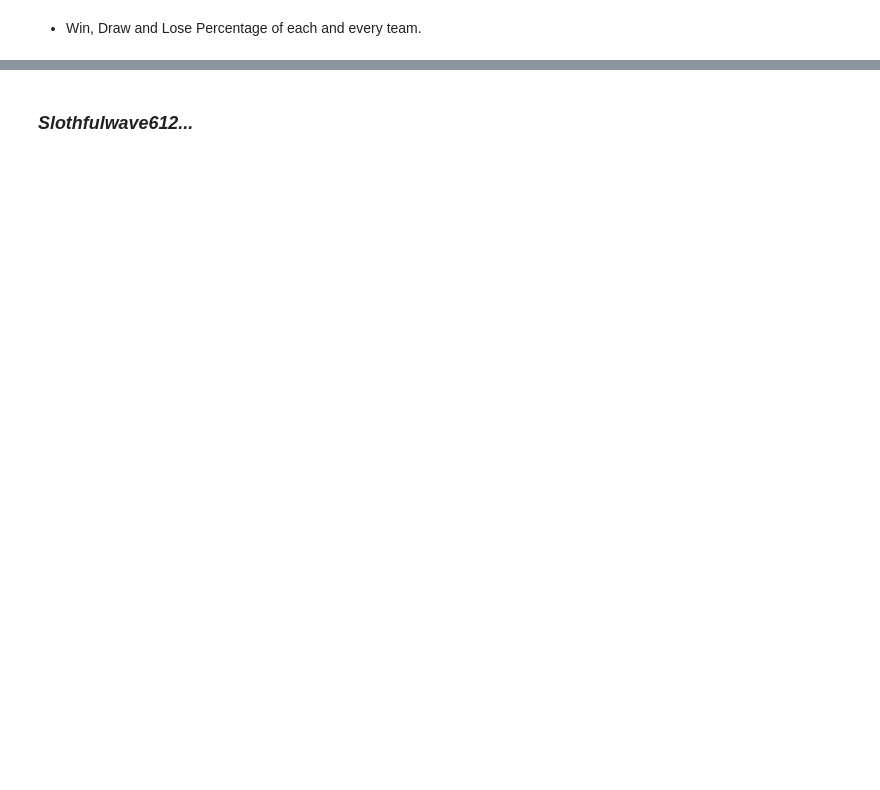
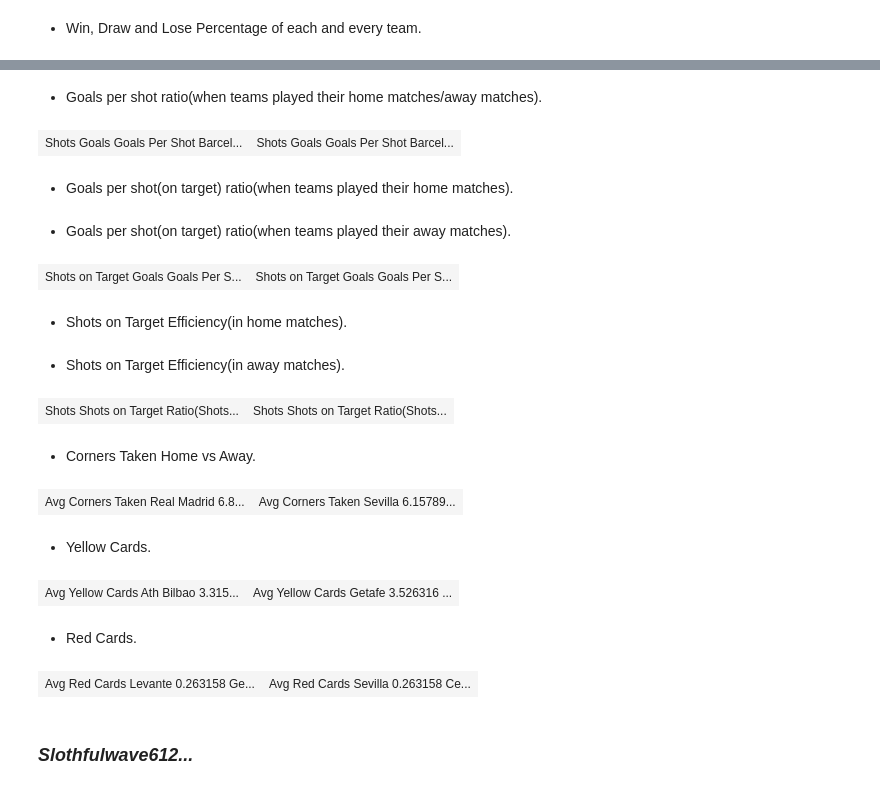
Before and after one commit to Slothfulwave612/La_Liga_2018_19, a Jupyter notebook: La_Liga_2018_19.ipynb, the cells around one changed output, grey strips where cells are left out. Saved outputs shown, nothing was run; the diff lists cells and outputs as text; code cells hidden in the pictures; blank space fills up the shorter version.

```diff
--- a/La_Liga_2018_19.ipynb
+++ b/La_Liga_2018_19.ipynb
@@ -64,10 +67,0 @@ style.use('ggplot')
-# %%
-## function to display multiple tables side by side
-def multi_table(table_list):
-    ''' Acceps a list of IpyTable objects and returns a table which contains each IpyTable in a cell
-    '''
-    return HTML(
-        '<table><tr style="background-color:white;">' +
-        ''.join(['<td>' + table._repr_html_() + '</td>' for table in table_list]) +
-        '</tr></table>'
-    )
@@ -829,0 +753,38 @@ dtype: int64
+# %% [markdown]
+* Goals per shot ratio(when teams played their home matches/away matches).
+# %%
+## calculating goals per shot ratio when teams played their home matches.
+
+## calling goals_per_shot function
+goals_shot_dict = goals_per_shot(df=laliga, team='HomeTeam', shot='HS', goal='FTHG',
+                                 stitle = 'Shots', title='Goals Per Shot')
+## making goals_shot_dict a dataframe
+final_tally_gps = pd.DataFrame(goals_shot_dict).transpose()
+
+## reorganising the numbering of the columns
+final_tally_gps = final_tally_gps[['Shots', 'Goals', 'Goals Per Shot']]
+
+## sorting the values on the basis of Goals Per Shot
+final_tally_gps.sort_values(by='Goals Per Shot', ascending=False, inplace=True)
+# %%
+## calculating goals per shot ratio when teams played their away matches.
+
+## calling goals_per_shot function
+goals_shot_away_dict = goals_per_shot(df=laliga, team='AwayTeam', shot='AS', goal='FTAG',
+                                      stitle = 'Shots', title='Goals Per Shot')
+
+## making goals_shot_away_dict a dataframe
+final_tally_away_gps = pd.DataFrame(goals_shot_away_dict).transpose()
+
+## reorganising the numbering of the columns
+final_tally_away_gps = final_tally_away_gps[['Shots', 'Goals', 'Goals Per Shot']]
+
+## sorting the values on the basis of Goals Per Shot
+final_tally_away_gps.sort_values(by='Goals Per Shot', ascending=False, inplace=True)
+# %%
+## displaying the resulting dataframes
+multi_table([final_tally_gps, final_tally_away_gps])
+# %% [output]
+| Shots Goals Goals Per Shot Barcel... | Shots Goals Goals Per Shot Barcel... |
+# %% [markdown]
+* Goals per shot(on target) ratio(when teams played their home matches).
@@ -829,0 +797,2 @@ dtype: int64
+# %% [markdown]
+* Goals per shot(on target) ratio(when teams played their away matches).
@@ -829,0 +805,6 @@ dtype: int64
+# %%
+multi_table([final_tally_gpst, final_away_tally_gpst])
+# %% [output]
+| Shots on Target Goals Goals Per S... | Shots on Target Goals Goals Per S... |
+# %% [markdown]
+* Shots on Target Efficiency(in home matches).
@@ -829,0 +816,2 @@ dtype: int64
+# %% [markdown]
+* Shots on Target Efficiency(in away matches).
@@ -829,0 +823,6 @@ dtype: int64
+# %%
+multi_table([shots_tshots_home, shots_tshots_away])
+# %% [output]
+| Shots Shots on Target Ratio(Shots... | Shots Shots on Target Ratio(Shots... |
+# %% [markdown]
+* Corners Taken Home vs Away.
@@ -829,0 +841,6 @@ dtype: int64
+# %%
+multi_table([avg_corners_home, avg_corners_away])
+# %% [output]
+| Avg Corners Taken Real Madrid 6.8... | Avg Corners Taken Sevilla 6.15789... |
+# %% [markdown]
+* Yellow Cards.
@@ -829,0 +859,6 @@ dtype: int64
+# %%
+multi_table([avg_yellows_home, avg_yellows_away])
+# %% [output]
+| Avg Yellow Cards Ath Bilbao 3.315... | Avg Yellow Cards Getafe 3.526316 ... |
+# %% [markdown]
+* Red Cards.
@@ -830,2 +877,6 @@ dtype: int64
+# %%
+multi_table([avg_reds_home, avg_reds_away])
+# %% [output]
+| Avg Red Cards Levante 0.263158 Ge... | Avg Red Cards Sevilla 0.263158 Ce... |
 # %% [markdown]
 ### *Slothfulwave612...*
```
Also changed, not shown: parts of 54 cells of this notebook, 1 other file.
